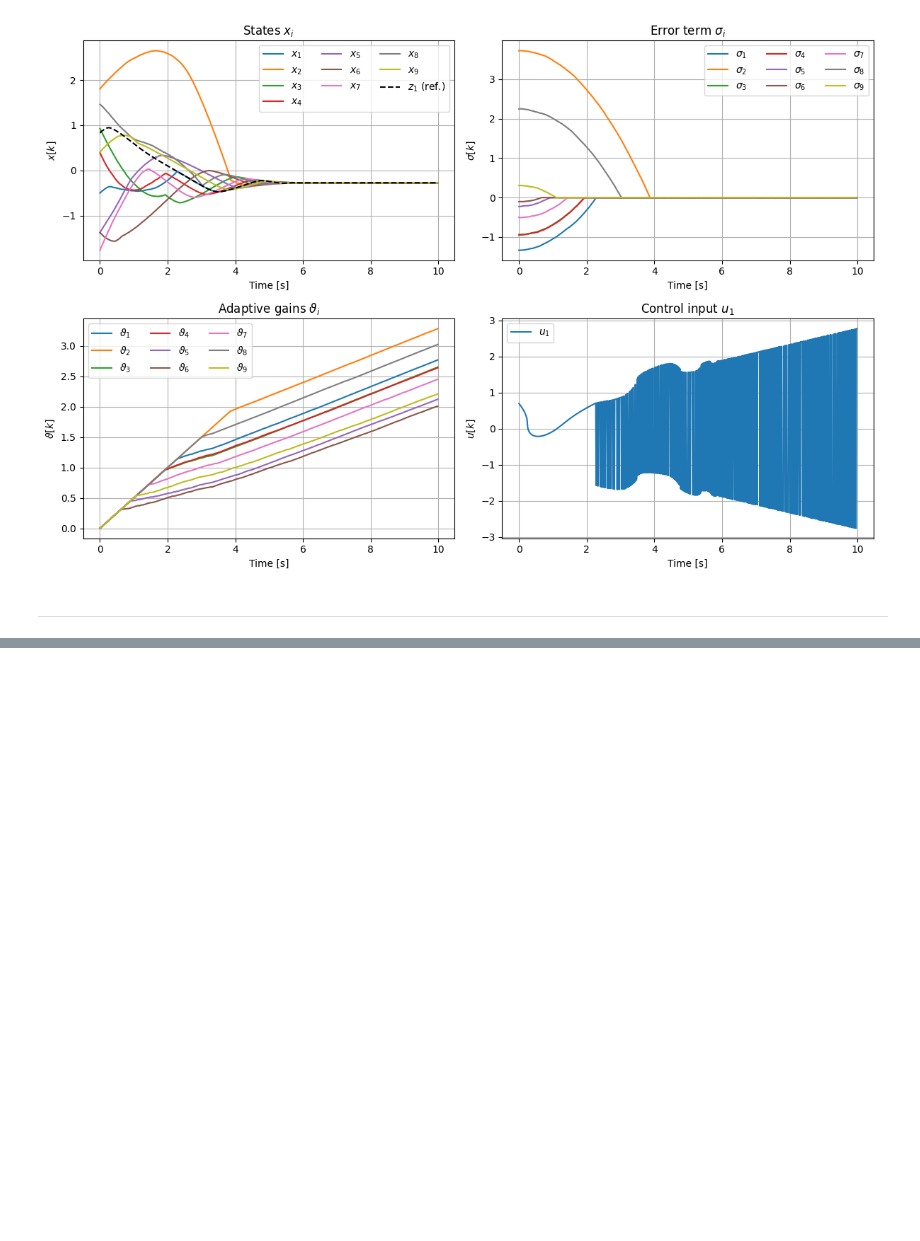
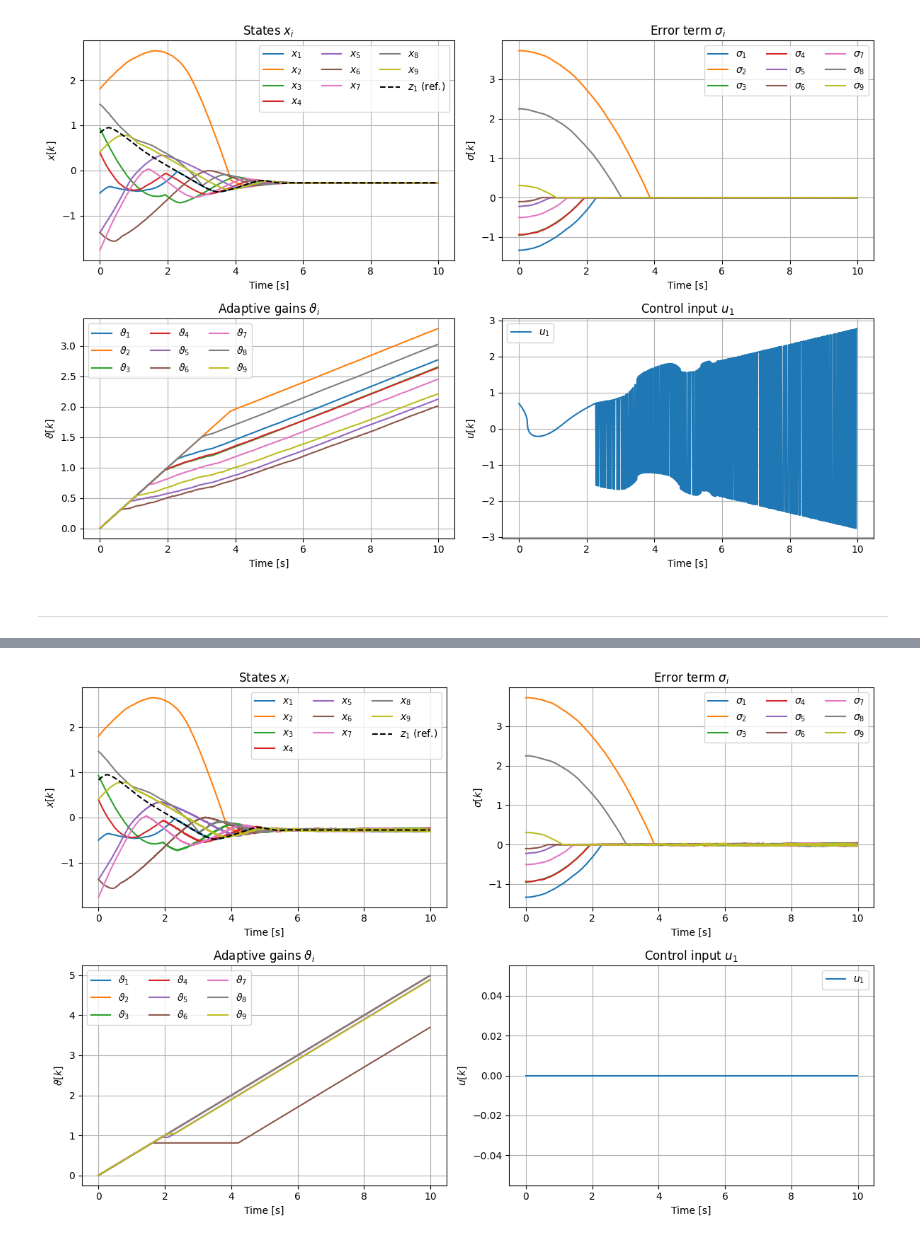
Before and after one commit to juanpiLorca/consensus-node, a Jupyter notebook: Finite-Time_Robust_Adaptive_Coordination.ipynb, the cells around one changed output, grey strips where cells are left out. Cells and saved outputs as stored; diff of their text form; code cells hidden in the pictures; blank space fills up the shorter version.

Commit message:
simulations summary

```diff
--- a/Finite-Time_Robust_Adaptive_Coordination.ipynb
+++ b/Finite-Time_Robust_Adaptive_Coordination.ipynb
@@ -576,3 +559,9 @@ $$\dot{z}_i = v_i = -\sum_{j\neq i}\text{sign}(z_i-z_j)|z_i-z_j|^{0.5}$$
+# %%
+t_vec = np.linspace(0, dt*(n_points-1), n_points)
+save_file = f'img/python-sim/simulation_euler_{NUM_SIM}.pdf' if SAVE_FIGS else None
+plot_simulation_grid(t_vec, x, z, vtheta, mv, n_agents, save_path=save_file)
+# %% [output]
+[figure, added]
 # %%
 # Simulation parameters
 T = 10.0
```
Also changed, not shown: parts of 13 cells of this notebook.
